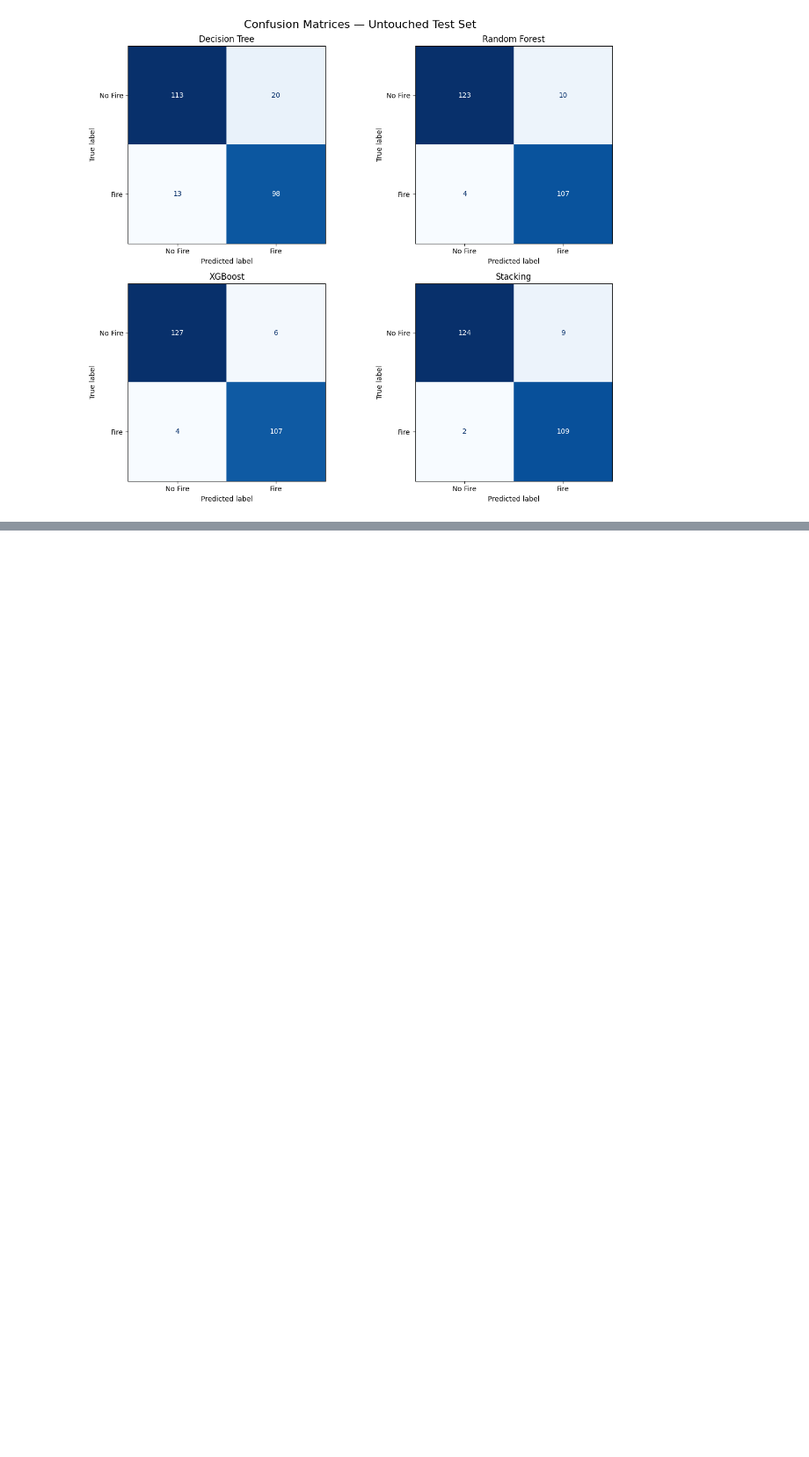
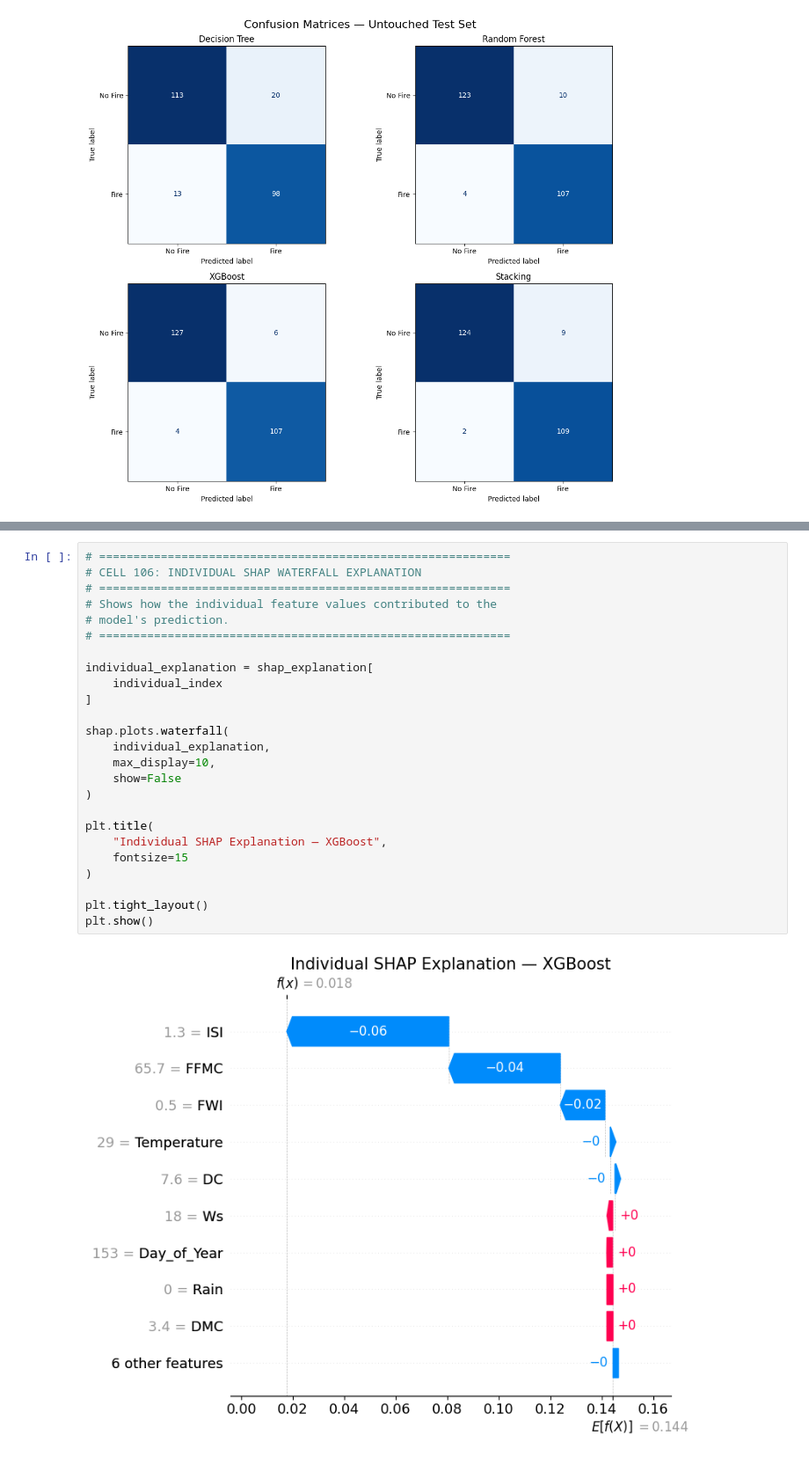
Before and after one commit to an2sh4a/ML-Lab-2547262, a Jupyter notebook: cia-3/2547262 ForestFire.ipynb, the cells around one changed output, grey strips where cells are left out. Shown at 88% size. Cells and saved outputs as stored; diff of their text form; blank space fills up the shorter version.

```diff
--- a/cia-3/2547262 ForestFire.ipynb
+++ b/cia-3/2547262 ForestFire.ipynb
@@ -3916,0 +4195,27 @@ plt.show()
+# %%
+# ============================================================
+# CELL 106: INDIVIDUAL SHAP WATERFALL EXPLANATION
+# ============================================================
+# Shows how the individual feature values contributed to the
+# model's prediction.
+# ============================================================
+
+individual_explanation = shap_explanation[
+    individual_index
+]
+
+shap.plots.waterfall(
+    individual_explanation,
+    max_display=10,
+    show=False
+)
+
+plt.title(
+    "Individual SHAP Explanation — XGBoost",
+    fontsize=15
+)
+
+plt.tight_layout()
+plt.show()
+# %% [output]
+[figure, added]
```
Also changed, not shown: parts of 19 cells of this notebook, 2 other files.
